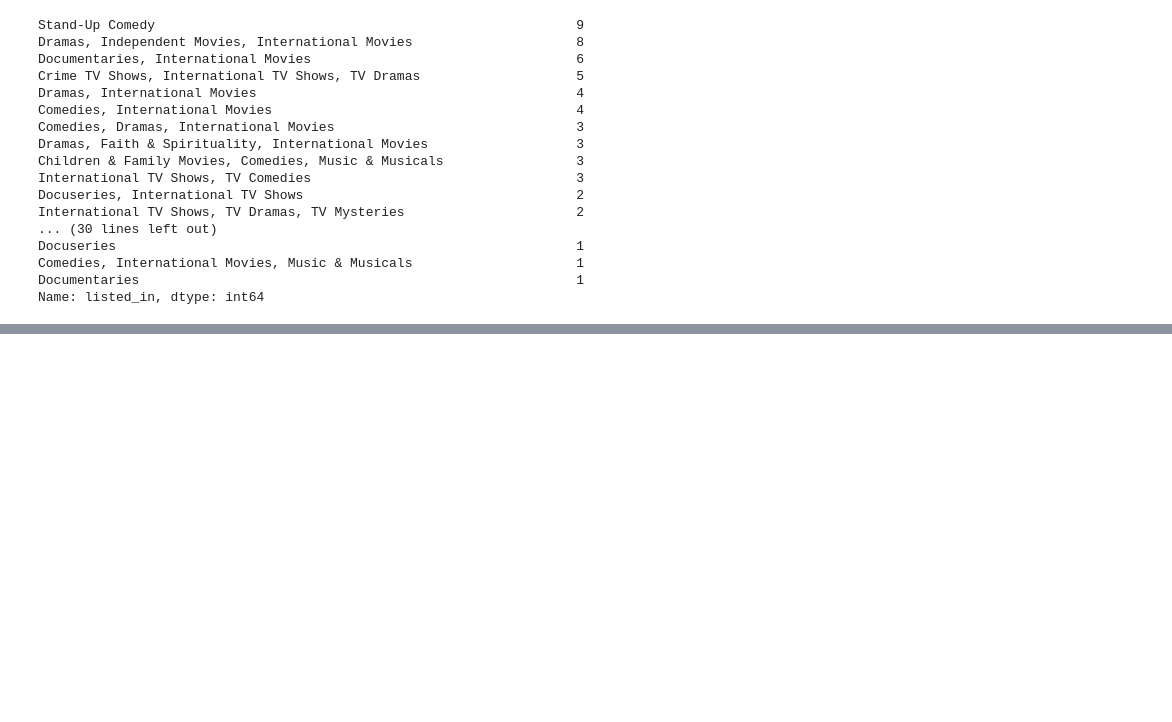
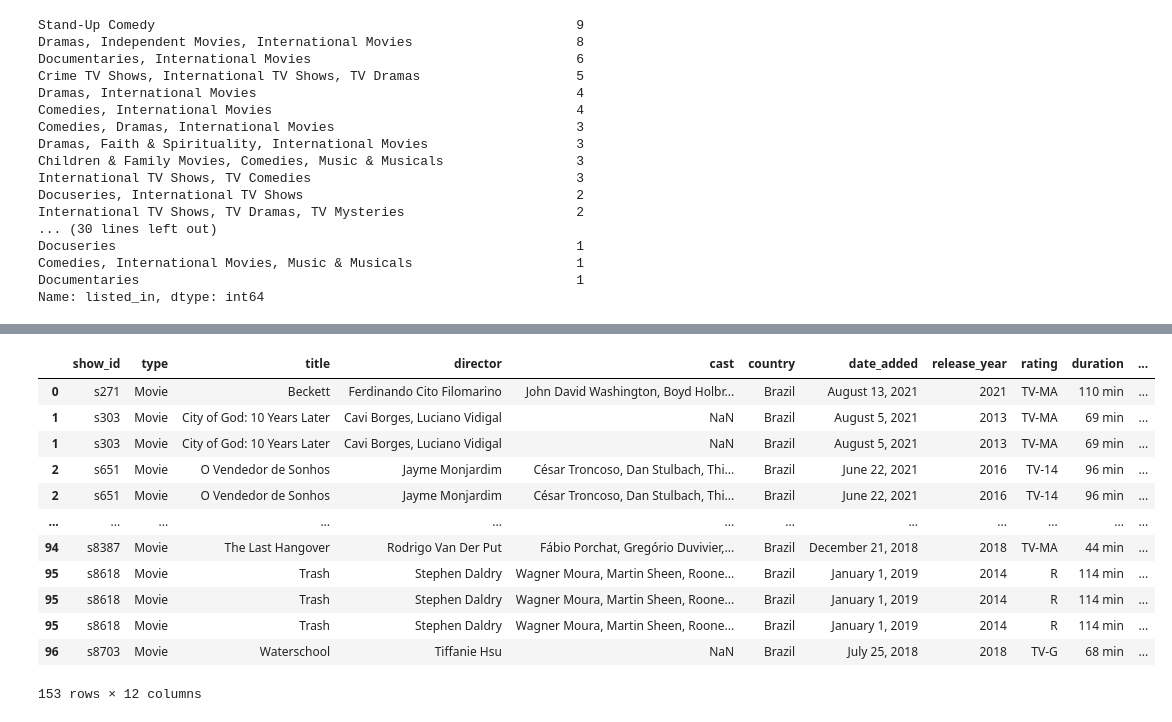
Before and after one commit to fernandococco/brazil_netflix, a Jupyter notebook: brazil_content.ipynb, the cells around one changed output, grey strips where cells are left out. Drawn from its saved outputs; the diff is of its cells as text; code cells hidden in the pictures; blank space fills up the shorter version.

```diff
--- a/brazil_content.ipynb
+++ b/brazil_content.ipynb
@@ -192,0 +262,18 @@ Name: type, dtype: int64
+# %%
+# Conferindo a tabela brazil_movies com 153 linhas
+
+brazil_movies
+# %% [output]
+|  | show_id | type | title | director | cast | country | date_added | release_year | rating | duration | ... |
+| 0 | s271 | Movie | Beckett | Ferdinando Cito Filomarino | John David Washington, Boyd Holbr... | Brazil | August 13, 2021 | 2021 | TV-MA | 110 min | ... |
+| 1 | s303 | Movie | City of God: 10 Years Later | Cavi Borges, Luciano Vidigal | NaN | Brazil | August 5, 2021 | 2013 | TV-MA | 69 min | ... |
+| 1 | s303 | Movie | City of God: 10 Years Later | Cavi Borges, Luciano Vidigal | NaN | Brazil | August 5, 2021 | 2013 | TV-MA | 69 min | ... |
+| 2 | s651 | Movie | O Vendedor de Sonhos | Jayme Monjardim | César Troncoso, Dan Stulbach, Thi... | Brazil | June 22, 2021 | 2016 | TV-14 | 96 min | ... |
+| 2 | s651 | Movie | O Vendedor de Sonhos | Jayme Monjardim | César Troncoso, Dan Stulbach, Thi... | Brazil | June 22, 2021 | 2016 | TV-14 | 96 min | ... |
+| ... | ... | ... | ... | ... | ... | ... | ... | ... | ... | ... | ... |
+| 94 | s8387 | Movie | The Last Hangover | Rodrigo Van Der Put | Fábio Porchat, Gregório Duvivier,... | Brazil | December 21, 2018 | 2018 | TV-MA | 44 min | ... |
+| 95 | s8618 | Movie | Trash | Stephen Daldry | Wagner Moura, Martin Sheen, Roone... | Brazil | January 1, 2019 | 2014 | R | 114 min | ... |
+| 95 | s8618 | Movie | Trash | Stephen Daldry | Wagner Moura, Martin Sheen, Roone... | Brazil | January 1, 2019 | 2014 | R | 114 min | ... |
+| 95 | s8618 | Movie | Trash | Stephen Daldry | Wagner Moura, Martin Sheen, Roone... | Brazil | January 1, 2019 | 2014 | R | 114 min | ... |
+| 96 | s8703 | Movie | Waterschool | Tiffanie Hsu | NaN | Brazil | July 25, 2018 | 2018 | TV-G | 68 min | ... |
+153 rows × 12 columns
```
Also changed, not shown: parts of 15 cells of this notebook.
